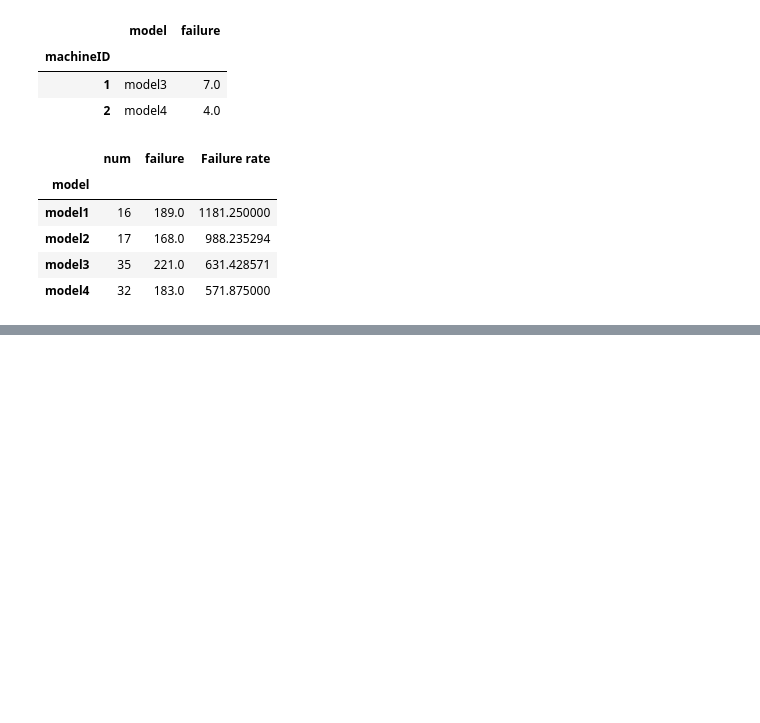
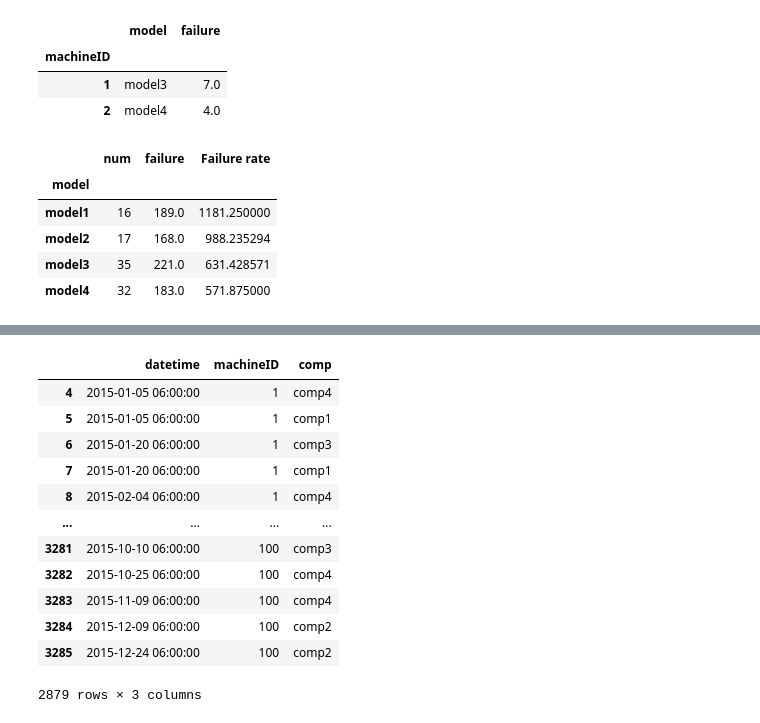
Before and after one commit to cesong2/Display-Sensor, a Jupyter notebook: 딥한_분석1,2,4.ipynb, the cells around one changed output, grey strips where cells are left out. Saved outputs shown, nothing was run; the diff lists cells and outputs as text; code cells hidden in the pictures; blank space fills up the shorter version.

```diff
--- a/딥한_분석1,2,4.ipynb
+++ b/딥한_분석1,2,4.ipynb
@@ -236,0 +251,16 @@ models_failures_count
+# %%
+maint_df_2015
+# %% [output]
+|  | datetime | machineID | comp |
+| 4 | 2015-01-05 06:00:00 | 1 | comp4 |
+| 5 | 2015-01-05 06:00:00 | 1 | comp1 |
+| 6 | 2015-01-20 06:00:00 | 1 | comp3 |
+| 7 | 2015-01-20 06:00:00 | 1 | comp1 |
+| 8 | 2015-02-04 06:00:00 | 1 | comp4 |
+| ... | ... | ... | ... |
+| 3281 | 2015-10-10 06:00:00 | 100 | comp3 |
+| 3282 | 2015-10-25 06:00:00 | 100 | comp4 |
+| 3283 | 2015-11-09 06:00:00 | 100 | comp4 |
+| 3284 | 2015-12-09 06:00:00 | 100 | comp2 |
+| 3285 | 2015-12-24 06:00:00 | 100 | comp2 |
+2879 rows × 3 columns
```
Also changed, not shown: parts of 16 cells of this notebook.
